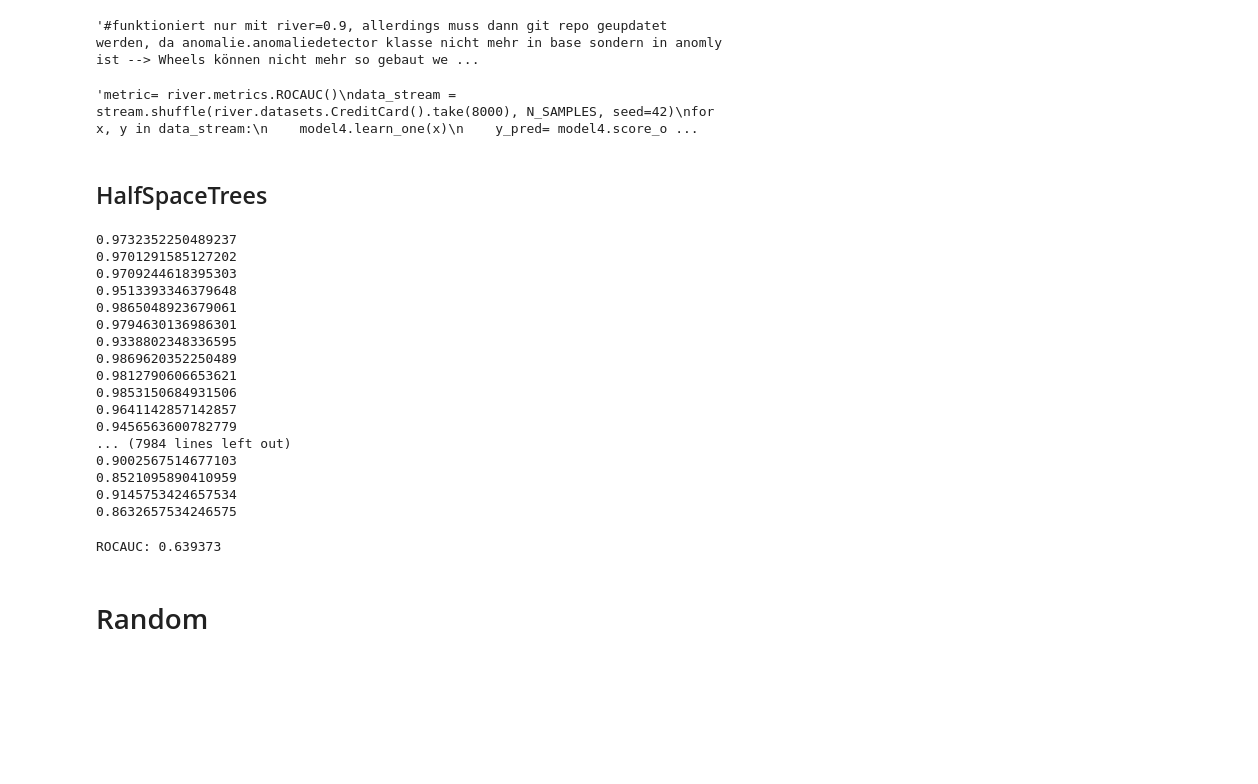
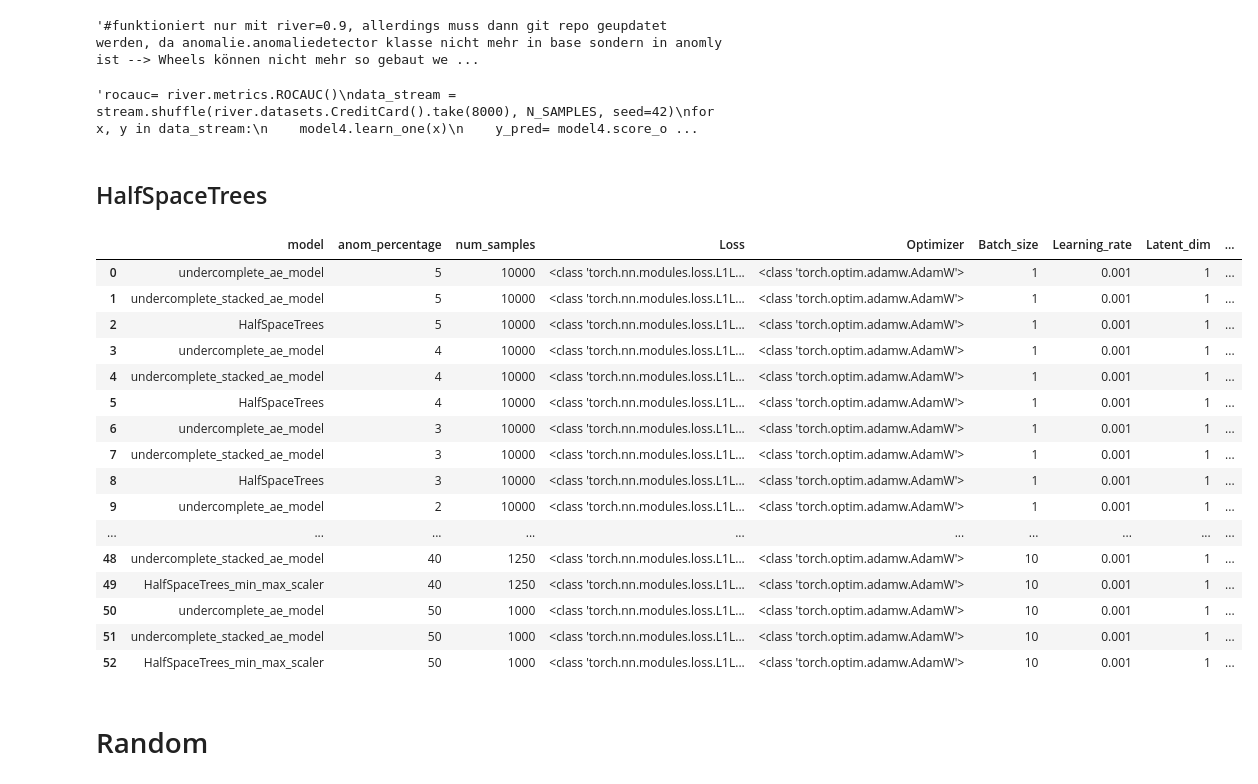
Before and after one commit to AlexAlbenstetter/SeminarAE, a Jupyter notebook: incremental_tests.ipynb, the cells around one changed output. Cells and saved outputs as stored; diff of their text form; code cells hidden in the pictures; blank space fills up the shorter version.

```diff
--- a/incremental_tests.ipynb
+++ b/incremental_tests.ipynb
@@ -83,8 +323,8 @@ model1 = compose.Pipeline(
 # %%
-model2 = compose.Pipeline(
+stacked_ae_model = compose.Pipeline(
     preprocessing.MinMaxScaler(),
     TorchAE(
-                build_fn = undercomplete_ae,
+                build_fn = stacked_ae,
                 loss_fn = LOSS,
                 optimizer_fn = OPTIMIZER,
                 #batch_size=BATCH_SIZE,
@@ -231,48 +467,68 @@ model4 = compose.Pipeline(
 # %% [output]
 '#funktioniert nur mit river=0.9, allerdings muss dann git repo geupdatet werden, da anomalie.anomaliedetector klasse nicht mehr in base sondern in anomly ist --> Wheels können nicht mehr so gebaut we ...
 # %%
-'''metric= river.metrics.ROCAUC()
+'''rocauc= river.metrics.ROCAUC()
 data_stream = stream.shuffle(river.datasets.CreditCard().take(8000), N_SAMPLES, seed=42)
 for x, y in data_stream:
     model4.learn_one(x)
     y_pred= model4.score_one(x)
-    metric.update(y,y_pred)
-metric
+    rocauc.update(y,y_pred)
+rocauc
 '''
 # %% [output]
-'metric= river.metrics.ROCAUC()\ndata_stream = stream.shuffle(river.datasets.CreditCard().take(8000), N_SAMPLES, seed=42)\nfor x, y in data_stream:\n    model4.learn_one(x)\n    y_pred= model4.score_o ...
+'rocauc= river.metrics.ROCAUC()\ndata_stream = stream.shuffle(river.datasets.CreditCard().take(8000), N_SAMPLES, seed=42)\nfor x, y in data_stream:\n    model4.learn_one(x)\n    y_pred= model4.score_o ...
 # %% [markdown]
 ## HalfSpaceTrees
 # %%
 model3 = compose.Pipeline(
-    preprocessing.StandardScaler(),
+    preprocessing.MinMaxScaler(),
     anomaly.HalfSpaceTrees(seed=SEED)
 )
 # %%
-metric= river.metrics.ROCAUC()
-data_stream = stream.shuffle(river.datasets.CreditCard().take(8000), N_SAMPLES, seed=42)
+rocauc= river.metrics.ROCAUC()
+#data_stream = stream.shuffle(river.datasets.CreditCard().take(8000), N_SAMPLES, seed=42)
+data_stream = stream.shuffle(final_set.itertuples(index=False),N_SAMPLES, seed=SEED)
 for x, y in data_stream:
     model3.learn_one(x)
     y_pred= model3.score_one(x)
     #print(y_pred)
-    metric.update(y,y_pred)
-metric
+    rocauc.update(y,y_pred)
+#evaluation.append(rocauc)
+rocauc
+evaluation=evaluation.append({
+    'model':'HalfSpaceTrees_min_max_scaler',
+    'anom_percentage':anom_percentage,
+    'num_samples':num_samples,
+    'Loss':LOSS,
+    'Optimizer':OPTIMIZER,
+    'Batch_size':BATCH_SIZE,
+    'Learning_rate':LEARNING_RATE,
+    'Latent_dim': LATENT_DIM,
+    'ROC':rocauc,
+    #'Precision_Recall_Curve':45,
+    #'FP':5,
+    #'TP': 4,
+    #'FN':8,
+    #'TN':10
+
+},ignore_index=True)
-# %% [output]
-0.9732352250489237
-0.9701291585127202
-0.9709244618395303
-0.9513393346379648
-0.9865048923679061
-0.9794630136986301
-0.9338802348336595
-0.9869620352250489
-0.9812790606653621
-0.9853150684931506
-0.9641142857142857
-0.9456563600782779
-... (7984 lines left out)
-0.9002567514677103
-0.8521095890410959
-0.9145753424657534
-0.8632657534246575
-ROCAUC: 0.639373
+# %%
+evaluation
+# %% [output]
+|  | model | anom_percentage | num_samples | Loss | Optimizer | Batch_size | Learning_rate | Latent_dim | ... |
+| 0 | undercomplete_ae_model | 5 | 10000 | <class 'torch.nn.modules.loss.L1L... | <class 'torch.optim.adamw.AdamW'> | 1 | 0.001 | 1 | ... |
+| 1 | undercomplete_stacked_ae_model | 5 | 10000 | <class 'torch.nn.modules.loss.L1L... | <class 'torch.optim.adamw.AdamW'> | 1 | 0.001 | 1 | ... |
+| 2 | HalfSpaceTrees | 5 | 10000 | <class 'torch.nn.modules.loss.L1L... | <class 'torch.optim.adamw.AdamW'> | 1 | 0.001 | 1 | ... |
+| 3 | undercomplete_ae_model | 4 | 10000 | <class 'torch.nn.modules.loss.L1L... | <class 'torch.optim.adamw.AdamW'> | 1 | 0.001 | 1 | ... |
+| 4 | undercomplete_stacked_ae_model | 4 | 10000 | <class 'torch.nn.modules.loss.L1L... | <class 'torch.optim.adamw.AdamW'> | 1 | 0.001 | 1 | ... |
+| 5 | HalfSpaceTrees | 4 | 10000 | <class 'torch.nn.modules.loss.L1L... | <class 'torch.optim.adamw.AdamW'> | 1 | 0.001 | 1 | ... |
+| 6 | undercomplete_ae_model | 3 | 10000 | <class 'torch.nn.modules.loss.L1L... | <class 'torch.optim.adamw.AdamW'> | 1 | 0.001 | 1 | ... |
+| 7 | undercomplete_stacked_ae_model | 3 | 10000 | <class 'torch.nn.modules.loss.L1L... | <class 'torch.optim.adamw.AdamW'> | 1 | 0.001 | 1 | ... |
+| 8 | HalfSpaceTrees | 3 | 10000 | <class 'torch.nn.modules.loss.L1L... | <class 'torch.optim.adamw.AdamW'> | 1 | 0.001 | 1 | ... |
+| 9 | undercomplete_ae_model | 2 | 10000 | <class 'torch.nn.modules.loss.L1L... | <class 'torch.optim.adamw.AdamW'> | 1 | 0.001 | 1 | ... |
+| ... | ... | ... | ... | ... | ... | ... | ... | ... | ... |
+| 48 | undercomplete_stacked_ae_model | 40 | 1250 | <class 'torch.nn.modules.loss.L1L... | <class 'torch.optim.adamw.AdamW'> | 10 | 0.001 | 1 | ... |
+| 49 | HalfSpaceTrees_min_max_scaler | 40 | 1250 | <class 'torch.nn.modules.loss.L1L... | <class 'torch.optim.adamw.AdamW'> | 10 | 0.001 | 1 | ... |
+| 50 | undercomplete_ae_model | 50 | 1000 | <class 'torch.nn.modules.loss.L1L... | <class 'torch.optim.adamw.AdamW'> | 10 | 0.001 | 1 | ... |
+| 51 | undercomplete_stacked_ae_model | 50 | 1000 | <class 'torch.nn.modules.loss.L1L... | <class 'torch.optim.adamw.AdamW'> | 10 | 0.001 | 1 | ... |
+| 52 | HalfSpaceTrees_min_max_scaler | 50 | 1000 | <class 'torch.nn.modules.loss.L1L... | <class 'torch.optim.adamw.AdamW'> | 10 | 0.001 | 1 | ... |
```
Also changed, not shown: parts of 38 cells of this notebook, 2 other files.
